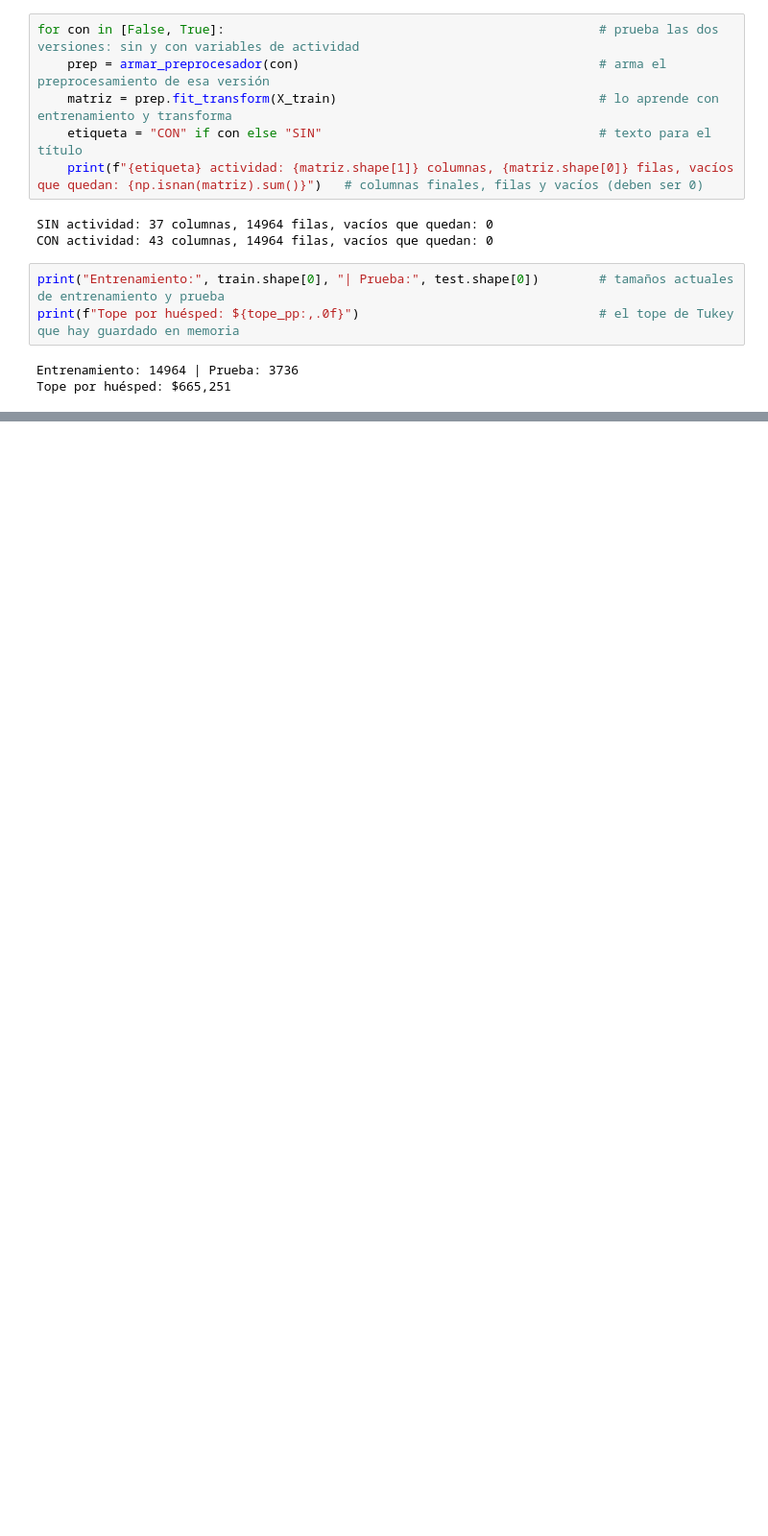
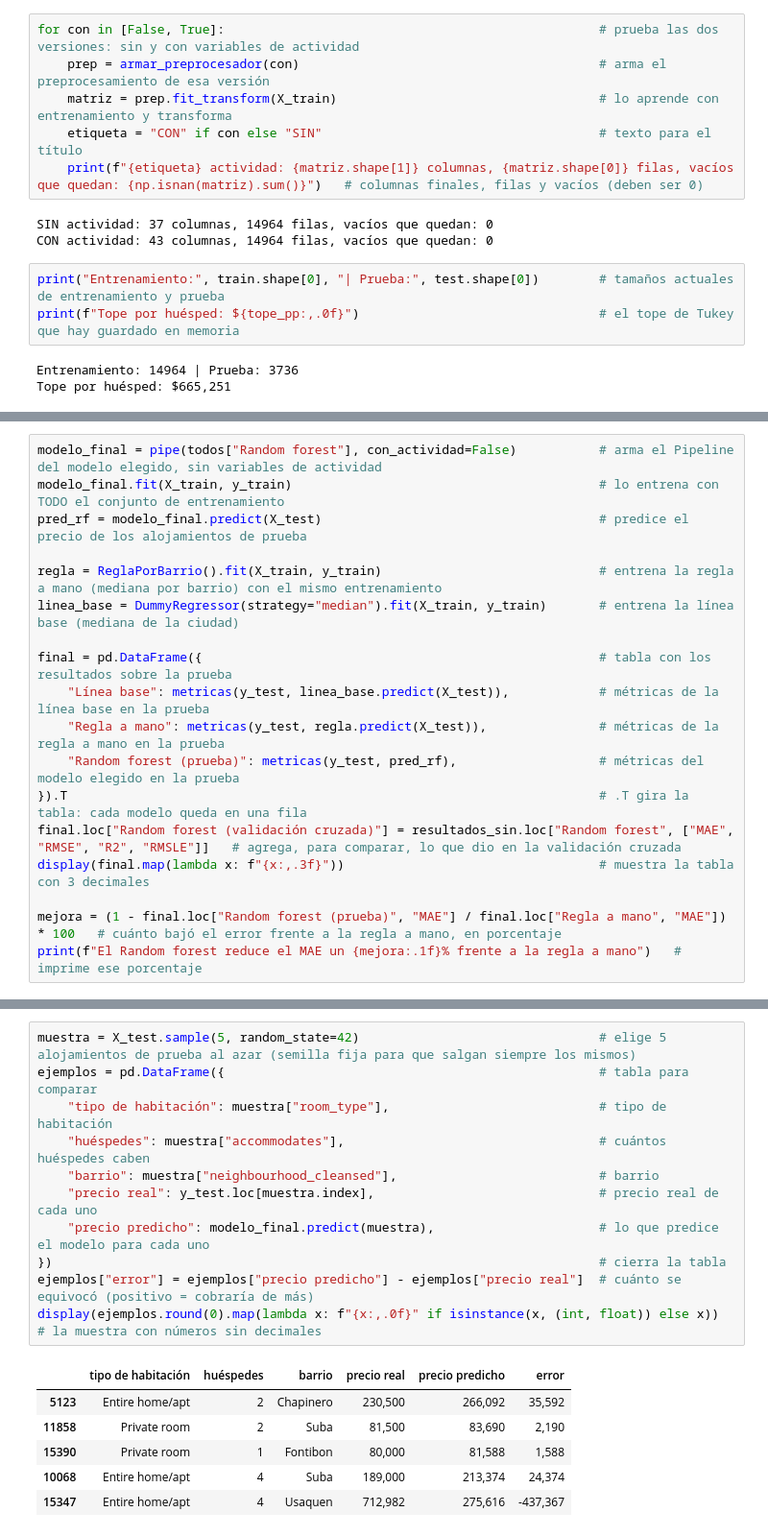
Before and after one commit to AndresMoreiraF/proyecto-airbnb, a Jupyter notebook: notebooks/exploracion.ipynb, the cells around one changed output, grey strips where cells are left out. Shown at 96% size. Saved outputs shown, nothing was run; the diff lists cells and outputs as text; blank space fills up the shorter version.

```diff
--- a/notebooks/exploracion.ipynb
+++ b/notebooks/exploracion.ipynb
@@ -877,0 +1188,18 @@ Tope por huésped: $665,251
+# %%
+modelo_final = pipe(todos["Random forest"], con_actividad=False)           # arma el Pipeline del modelo elegido, sin variables de actividad
+modelo_final.fit(X_train, y_train)                                         # lo entrena con TODO el conjunto de entrenamiento
+pred_rf = modelo_final.predict(X_test)                                     # predice el precio de los alojamientos de prueba
+
+regla = ReglaPorBarrio().fit(X_train, y_train)                             # entrena la regla a mano (mediana por barrio) con el mismo entrenamiento
+linea_base = DummyRegressor(strategy="median").fit(X_train, y_train)       # entrena la línea base (mediana de la ciudad)
+
+final = pd.DataFrame({                                                     # tabla con los resultados sobre la prueba
+    "Línea base": metricas(y_test, linea_base.predict(X_test)),            # métricas de la línea base en la prueba
+    "Regla a mano": metricas(y_test, regla.predict(X_test)),               # métricas de la regla a mano en la prueba
+    "Random forest (prueba)": metricas(y_test, pred_rf),                   # métricas del modelo elegido en la prueba
+}).T                                                                       # .T gira la tabla: cada modelo queda en una fila
+final.loc["Random forest (validación cruzada)"] = resultados_sin.loc["Random forest", ["MAE", "RMSE", "R2", "RMSLE"]]   # agrega, para comparar, lo que dio en la validación cruzada
+display(final.map(lambda x: f"{x:,.3f}"))                                  # muestra la tabla con 3 decimales
+
+mejora = (1 - final.loc["Random forest (prueba)", "MAE"] / final.loc["Regla a mano", "MAE"]) * 100   # cuánto bajó el error frente a la regla a mano, en porcentaje
+print(f"El Random forest reduce el MAE un {mejora:.1f}% frente a la regla a mano")   # imprime ese porcentaje
@@ -877,0 +1260,18 @@ Tope por huésped: $665,251
+# %%
+muestra = X_test.sample(5, random_state=42)                                # elige 5 alojamientos de prueba al azar (semilla fija para que salgan siempre los mismos)
+ejemplos = pd.DataFrame({                                                  # tabla para comparar
+    "tipo de habitación": muestra["room_type"],                            # tipo de habitación
+    "huéspedes": muestra["accommodates"],                                  # cuántos huéspedes caben
+    "barrio": muestra["neighbourhood_cleansed"],                           # barrio
+    "precio real": y_test.loc[muestra.index],                              # precio real de cada uno
+    "precio predicho": modelo_final.predict(muestra),                      # lo que predice el modelo para cada uno
+})                                                                         # cierra la tabla
+ejemplos["error"] = ejemplos["precio predicho"] - ejemplos["precio real"]  # cuánto se equivocó (positivo = cobraría de más)
+display(ejemplos.round(0).map(lambda x: f"{x:,.0f}" if isinstance(x, (int, float)) else x))   # la muestra con números sin decimales
+# %% [output]
+|  | tipo de habitación | huéspedes | barrio | precio real | precio predicho | error |
+| 5123 | Entire home/apt | 2 | Chapinero | 230,500 | 266,092 | 35,592 |
+| 11858 | Private room | 2 | Suba | 81,500 | 83,690 | 2,190 |
+| 15390 | Private room | 1 | Fontibon | 80,000 | 81,588 | 1,588 |
+| 10068 | Entire home/apt | 4 | Suba | 189,000 | 213,374 | 24,374 |
+| 15347 | Entire home/apt | 4 | Usaquen | 712,982 | 275,616 | -437,367 |
```
Also changed, not shown: parts of 22 cells of this notebook, 1 other file.
